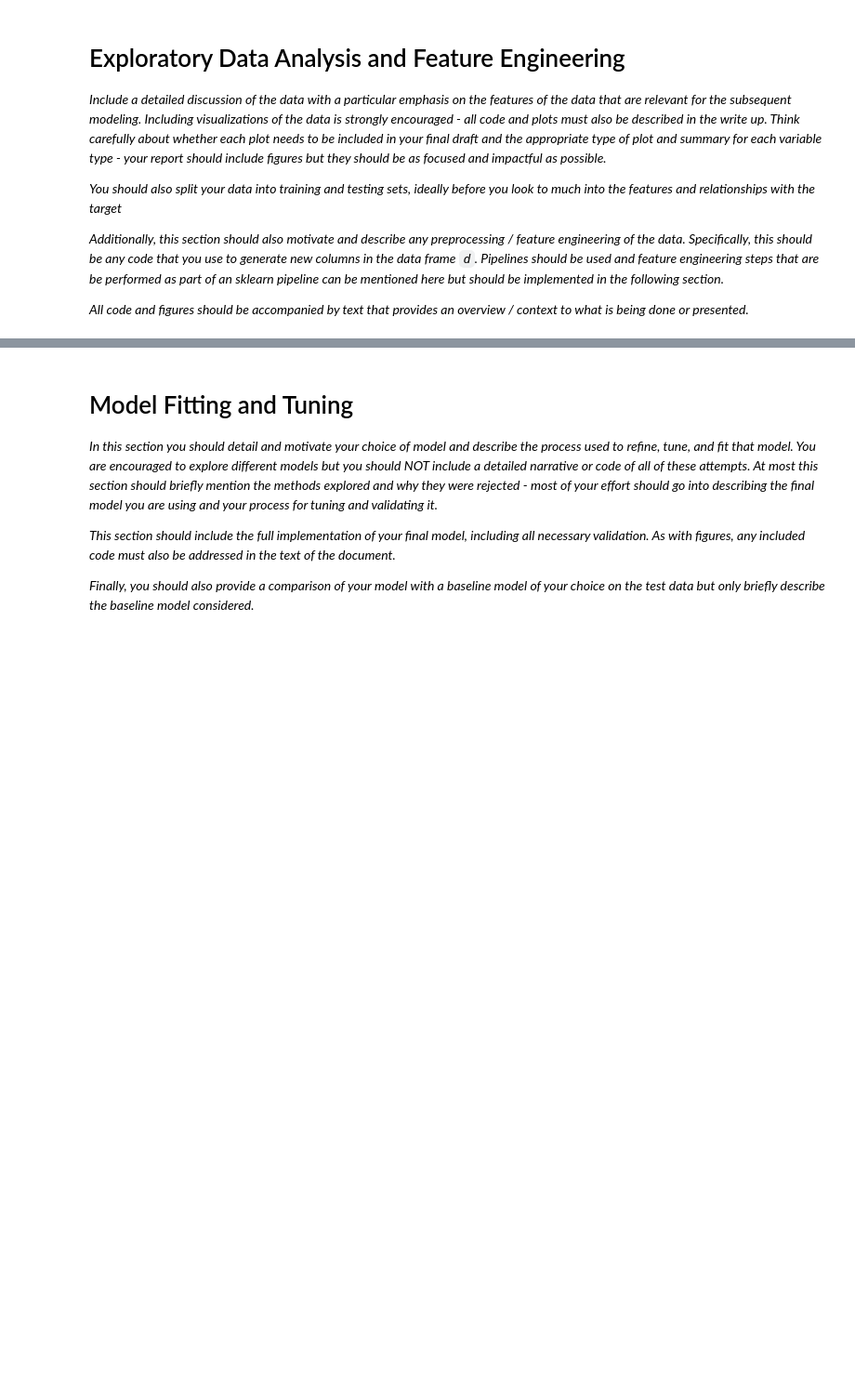
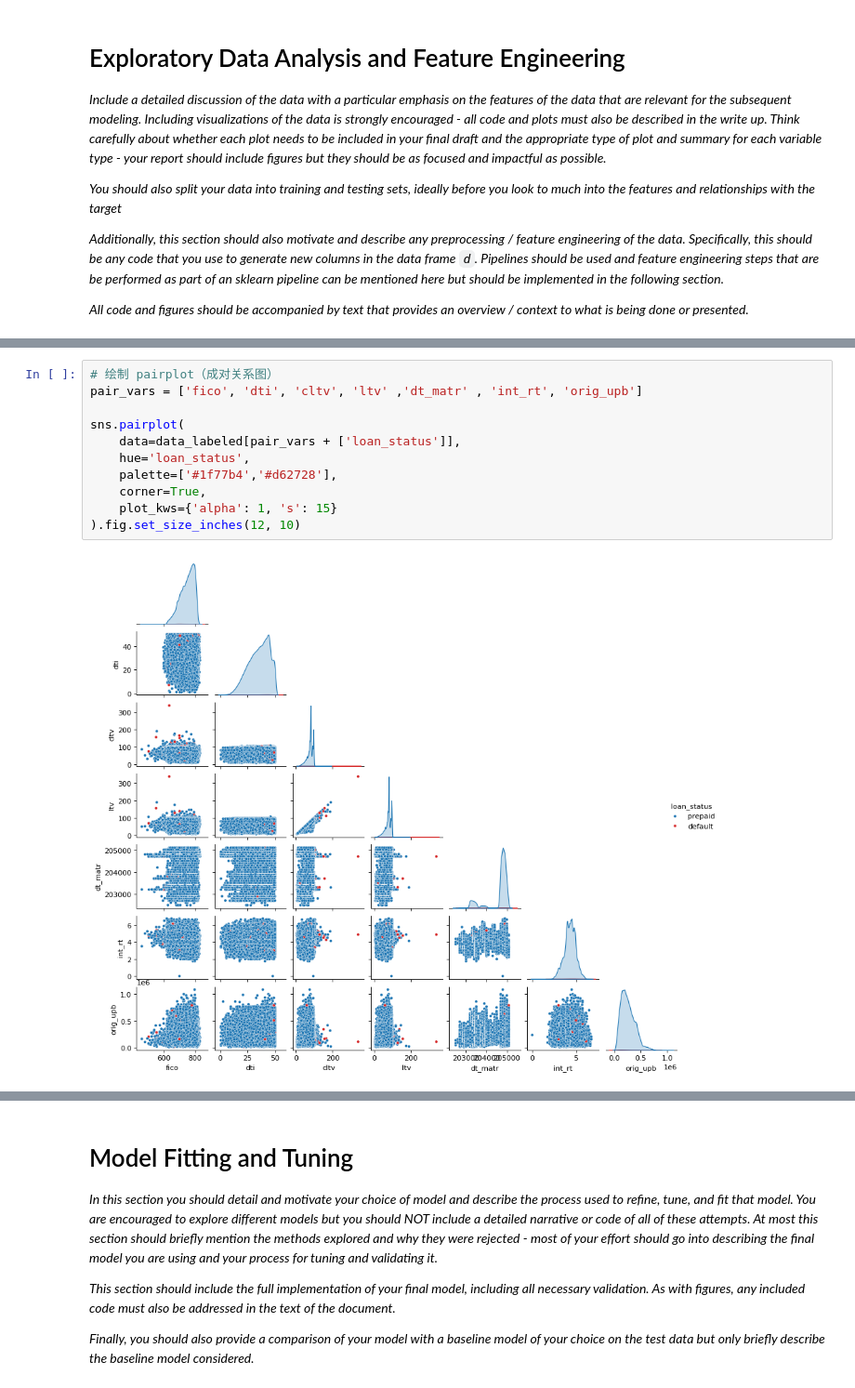
Before and after one commit to ormykingdown/MLP2, a Jupyter notebook: project2.ipynb, the cells around one changed output, grey strips where cells are left out. Shown: that part at 93% size. Cells and saved outputs as stored; diff of their text form; blank space fills up the shorter version.

```diff
--- a/project2.ipynb
+++ b/project2.ipynb
@@ -495,0 +329,13 @@ preprocessor, sklearn.__version__
+# %%
+# 绘制 pairplot（成对关系图）
+pair_vars = ['fico', 'dti', 'cltv', 'ltv' ,'dt_matr' , 'int_rt', 'orig_upb']
+
+sns.pairplot(
+    data=data_labeled[pair_vars + ['loan_status']],
+    hue='loan_status',
+    palette=['#1f77b4','#d62728'],
+    corner=True,
+    plot_kws={'alpha': 1, 's': 15}
+).fig.set_size_inches(12, 10)
+# %% [output]
+[figure, added]
```
Also changed, not shown: parts of 23 cells of this notebook.
